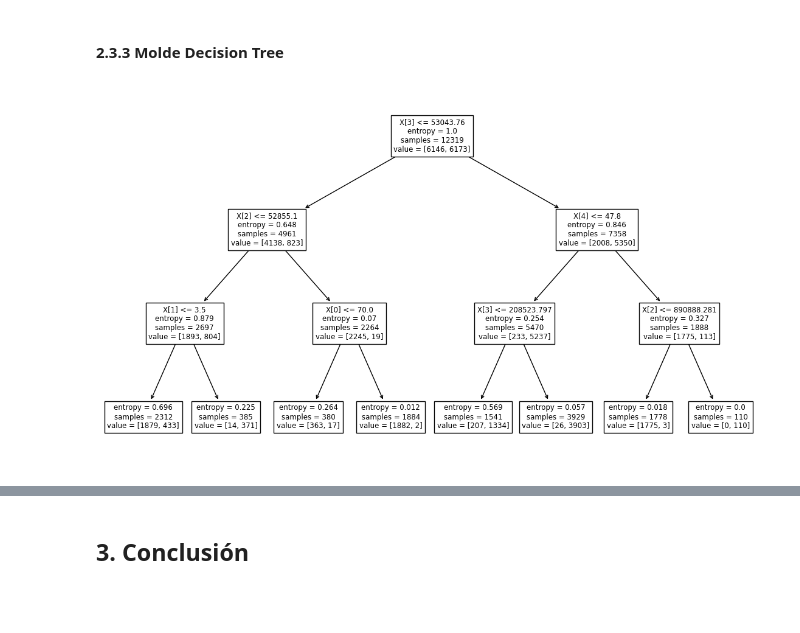
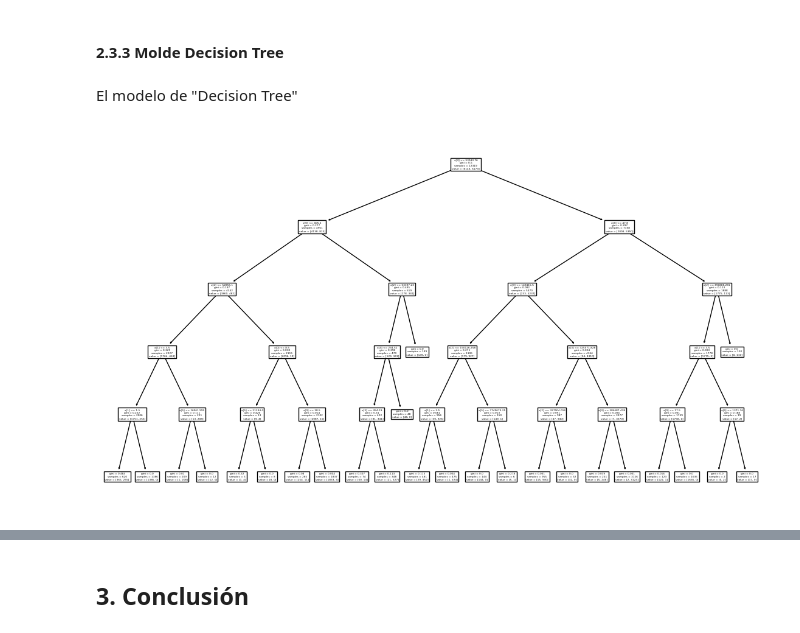
Before and after one commit to KevinGuerraHuaman/UBA_Aprendizaje_Maquina1, a Jupyter notebook: TP1/TP1.ipynb, the cells around one changed output, grey strips where cells are left out. Drawn from its saved outputs; the diff is of its cells as text; code cells hidden in the pictures; blank space fills up the shorter version.

```diff
--- a/TP1/tp1_final.ipynb
+++ b/TP1/TP1.ipynb
@@ -25,7 +26,7 @@ https://www.kaggle.com/datasets/rupakroy/online-payments-fraud-detection-dataset
 # %% [markdown]
 #### 2.1.1. Lectura y vista de primeras filas de Dataset
 # %%
-data = pd.read_csv("D:\\UBA_2023\\AM1\\TP1\\data.csv",sep=",")
+data = pd.read_csv("data.csv",sep=",")
 
 data.shape
 # %% [output]
@@ -196,5 +200,11 @@ Tamaño de test  x  : 4107 train y:  4107
 # %%
-rf = RandomForestClassifier(n_estimators = 100, random_state = 0)
+rf = RandomForestClassifier(n_estimators = 100,
+                            criterion='gini',
+                            max_features='sqrt',
+                            bootstrap=True,
+                            max_samples=2/3,
+                            oob_score=True,
+                            random_state = 42)
 rf.fit(X_train, y_train)
 
 prediction = rf.predict(X_test)
@@ -209,13 +230,16 @@ plt.show()
 # %% [markdown]
 #### 2.3.3 Molde Decision Tree
+# %% [markdown]
+El modelo de "Decision Tree"
 # %%
-model_tree = DecisionTreeClassifier(max_depth=3,criterion='entropy')
+model_tree = DecisionTreeClassifier(max_depth=5,
+                                    criterion='gini')
 model_tree.fit(X_train, y_train)
 plt.figure(figsize=(14,8))
 plot_tree(model_tree)
 plt.show()
 # %% [output]
-[figure, old version]
+[figure, new version]
 # %%
 model_tree.score(X_train, y_train)
 prediction2= model_tree.predict(X_test)
```
Also changed, not shown: parts of 5 cells of this notebook.
